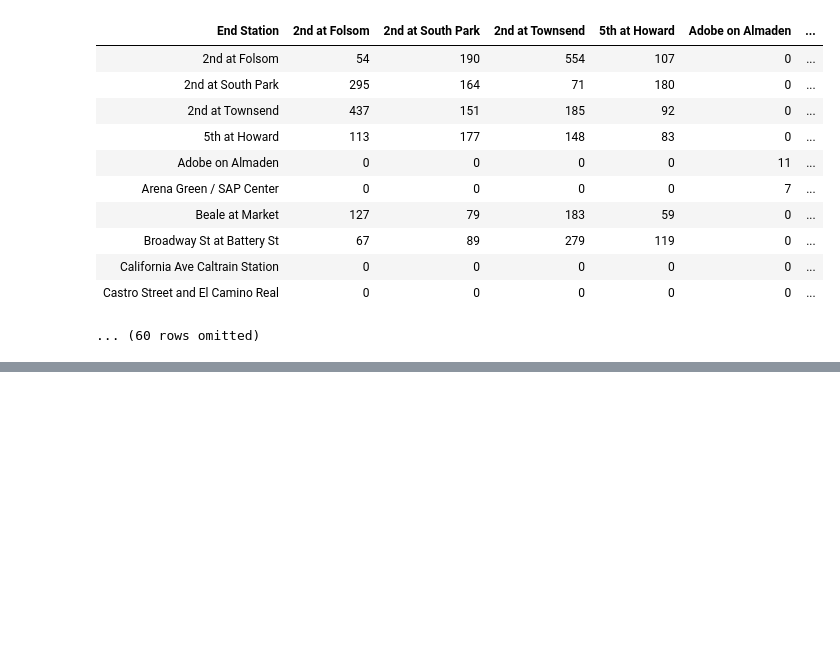
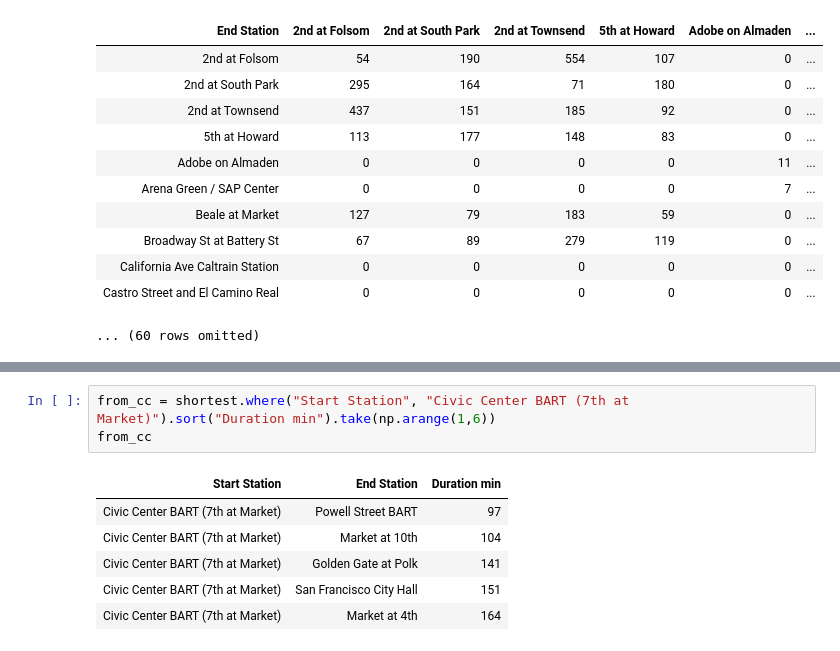
Before and after one commit to lochnes-007/Data8, a Jupyter notebook: 12-TableExamples.ipynb, the cells around one changed output, grey strips where cells are left out. Saved outputs shown, nothing was run; the diff lists cells and outputs as text; blank space fills up the shorter version.

```diff
--- a/12-TableExamples.ipynb
+++ b/12-TableExamples.ipynb
@@ -78,0 +135,10 @@ commute.pivot("Start Station", "End Station")
+# %%
+from_cc = shortest.where("Start Station", "Civic Center BART (7th at Market)").sort("Duration min").take(np.arange(1,6))
+from_cc
+# %% [output]
+| Start Station | End Station | Duration min |
+| Civic Center BART (7th at Market) | Powell Street BART | 97 |
+| Civic Center BART (7th at Market) | Market at 10th | 104 |
+| Civic Center BART (7th at Market) | Golden Gate at Polk | 141 |
+| Civic Center BART (7th at Market) | San Francisco City Hall | 151 |
+| Civic Center BART (7th at Market) | Market at 4th | 164 |
```
Also changed, not shown: parts of 4 cells of this notebook.
